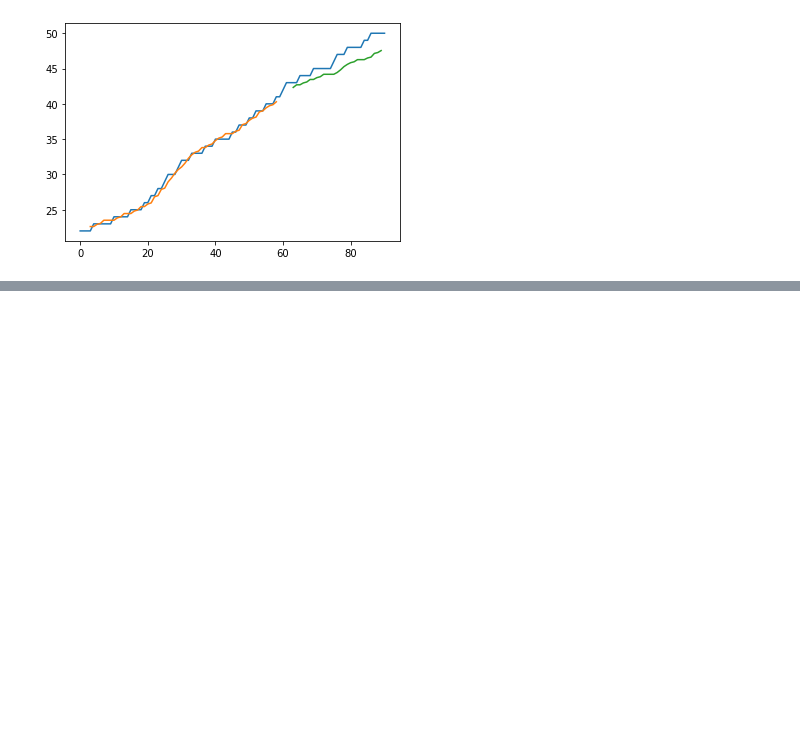
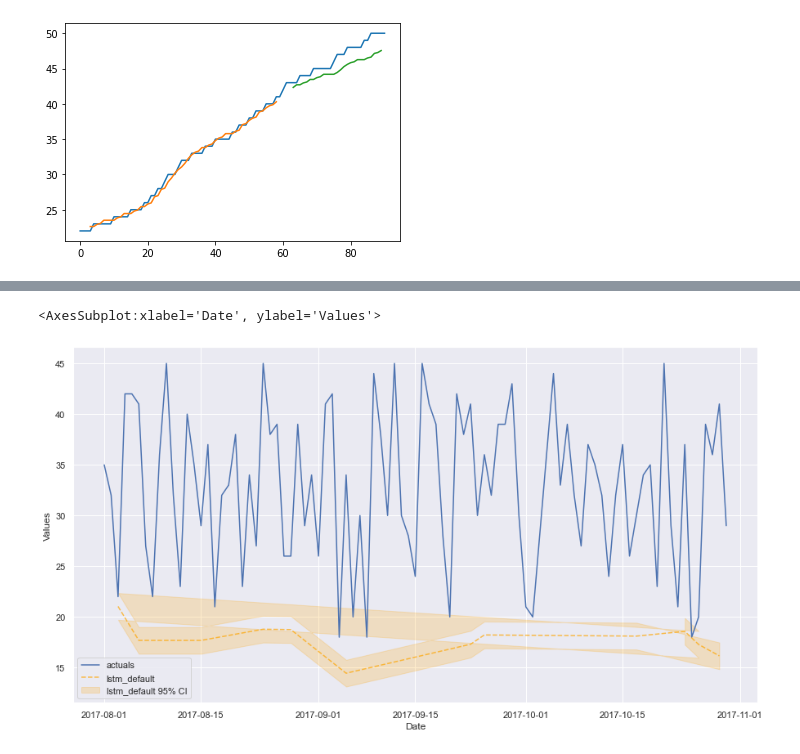
Before and after one commit to bhawishDeveloper/Data-cleaning-for-LSTM, a Jupyter notebook: lstm-1 prediction.ipynb, the cells around one changed output, grey strips where cells are left out. Cells and saved outputs as stored; diff of their text form; code cells hidden in the pictures; blank space fills up the shorter version.

```diff
--- a/lstm-1 prediction.ipynb
+++ b/lstm-1 prediction.ipynb
@@ -247,0 +370,8 @@ plt.show()
+# %%
+f.set_test_length(12)       # 1. 12 observations to test the results
+f.generate_future_dates(12) # 2. 12 future points to forecast
+f.set_estimator('lstm')     # 3. LSTM neural network
+# %%
+f.manual_forecast(call_me='lstm_default')
+f.plot_test_set(ci=True)
+# %% [output]
@@ -247,0 +380,2 @@ plt.show()
+<AxesSubplot:xlabel='Date', ylabel='Values'>
+[figure, added]
```
Also changed, not shown: parts of 32 cells of this notebook.
